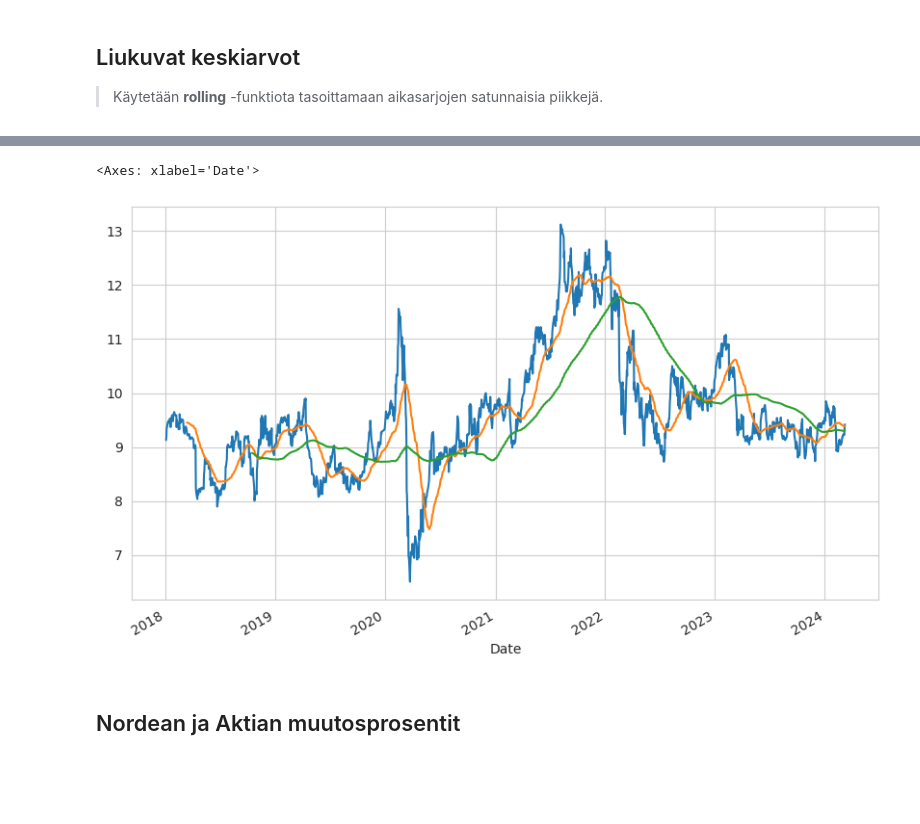
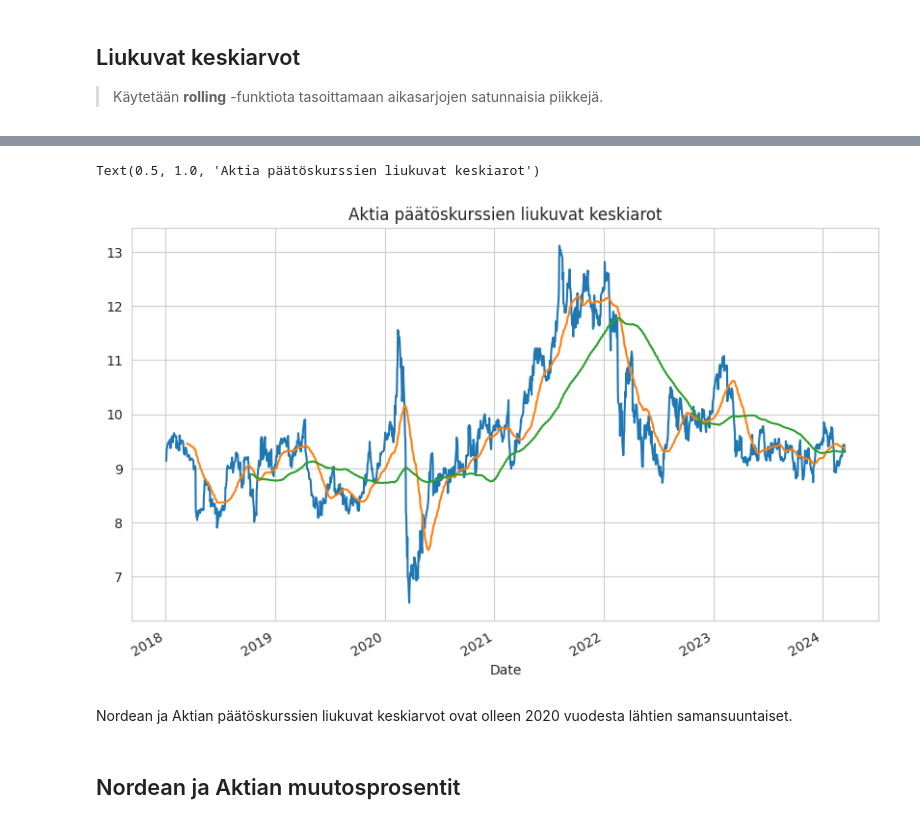
Before and after one commit to JennyMyy/Data-analytiikka, a Jupyter notebook: Aikasarja.ipynb, the cells around one changed output, grey strips where cells are left out. Cells and saved outputs as stored; diff of their text form; code cells hidden in the pictures; blank space fills up the shorter version.

```diff
--- a/Aikasarja.ipynb
+++ b/Aikasarja.ipynb
@@ -173,15 +183,18 @@ nordea['Close'].rolling(200).mean().plot()
 # %%
 # Aktian päätöskurssien hinnat
 aktia['Close'].plot(figsize= (10,6))
 
 # Aktian päätöskurssien 50 päivän liukuvat keskiarvot
 aktia['Close'].rolling(50).mean().plot()
 
 # Aktian päätöskurssien 200 päivän liukuvat keskiarvot
 aktia['Close'].rolling(200).mean().plot()
+plt.title('Aktia päätöskurssien liukuvat keskiarot')
 # %% [output]
-<Axes: xlabel='Date'>
+Text(0.5, 1.0, 'Aktia päätöskurssien liukuvat keskiarot')
-[figure, old version]
+[figure, new version]
+# %% [markdown]
+Nordean ja Aktian päätöskurssien liukuvat keskiarvot ovat olleen 2020 vuodesta lähtien samansuuntaiset.
 # %% [markdown]
 ## Nordean ja Aktian muutosprosentit
 # %%
```
Also changed, not shown: parts of 23 cells of this notebook.
